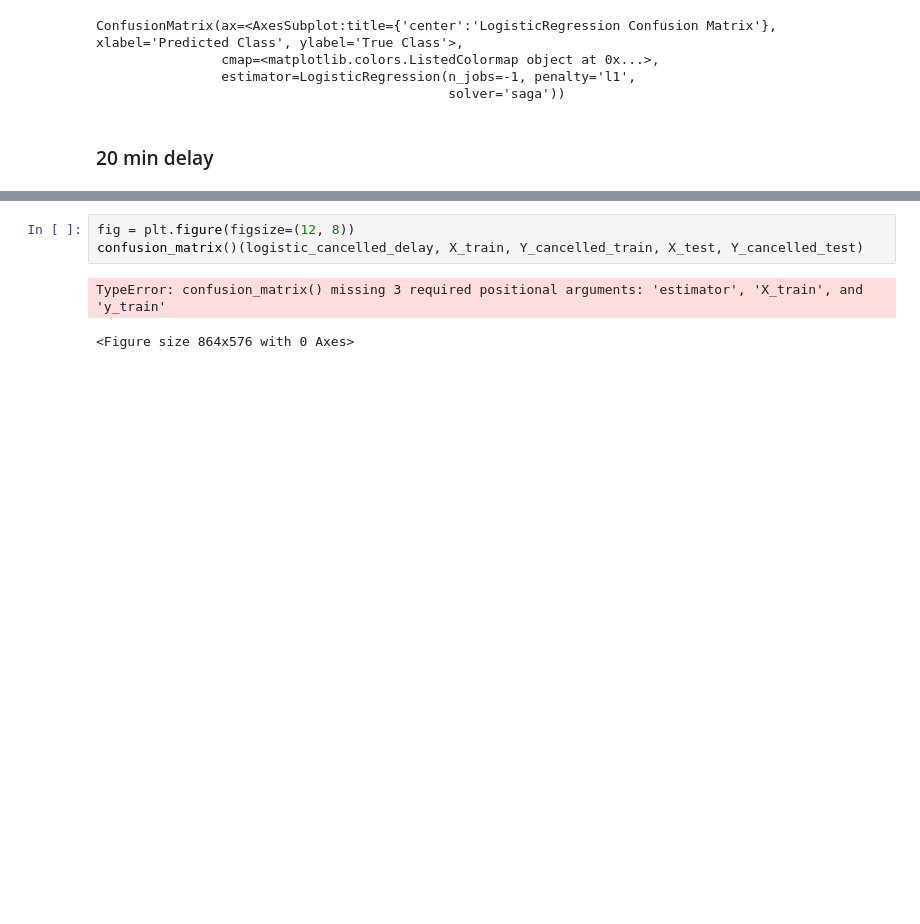
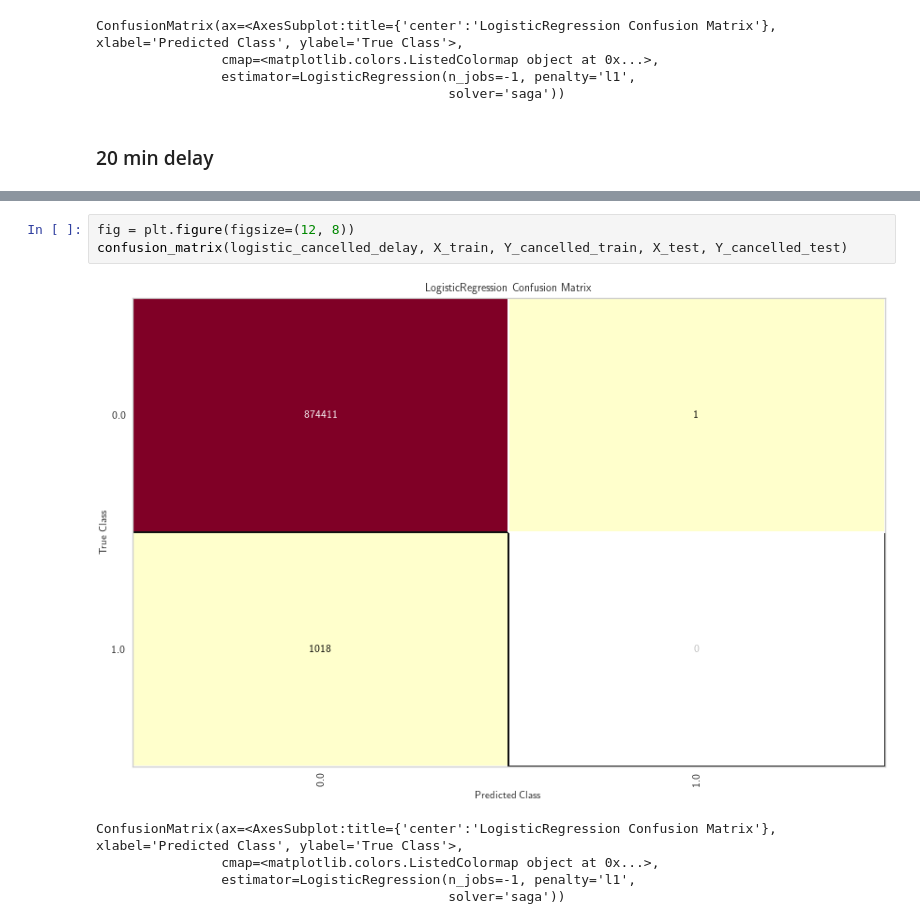
Before and after one commit to sbarrios93/Flight-Predictions-Project, a Jupyter notebook: scratchpad.ipynb, the cells around one changed output, grey strips where cells are left out. Drawn from its saved outputs; the diff is of its cells as text; blank space fills up the shorter version.

```diff
--- a/scratchpad.ipynb
+++ b/scratchpad.ipynb
@@ -978,6 +1009,9 @@ roc_auc()(logistic_cancelled_delay, X_train, Y_cancelled_train, X_test, Y_cancel
 # %%
 fig = plt.figure(figsize=(12, 8))
-confusion_matrix()(logistic_cancelled_delay, X_train, Y_cancelled_train, X_test, Y_cancelled_test)
+confusion_matrix(logistic_cancelled_delay, X_train, Y_cancelled_train, X_test, Y_cancelled_test)
 # %% [output]
+[figure, added]
-TypeError: confusion_matrix() missing 3 required positional arguments: 'estimator', 'X_train', and 'y_train'
+ConfusionMatrix(ax=<AxesSubplot:title={'center':'LogisticRegression Confusion Matrix'}, xlabel='Predicted Class', ylabel='True Class'>,
+                cmap=<matplotlib.colors.ListedColormap object at 0x...>,
+                estimator=LogisticRegression(n_jobs=-1, penalty='l1',
+                                             solver='saga'))
-<Figure size 864x576 with 0 Axes>
```
Also changed, not shown: parts of 13 cells of this notebook.
